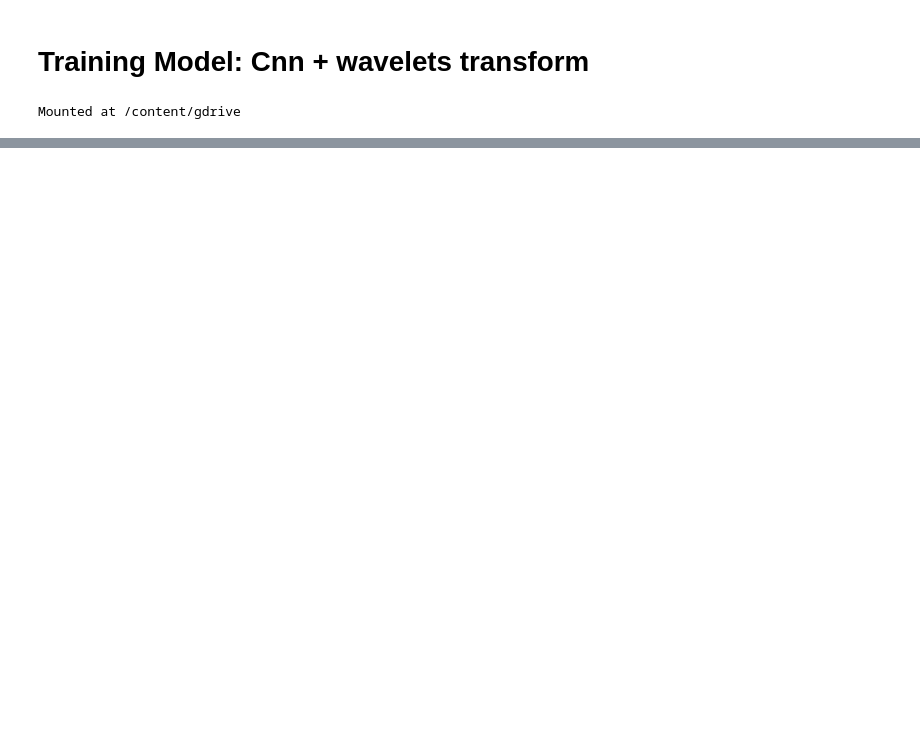
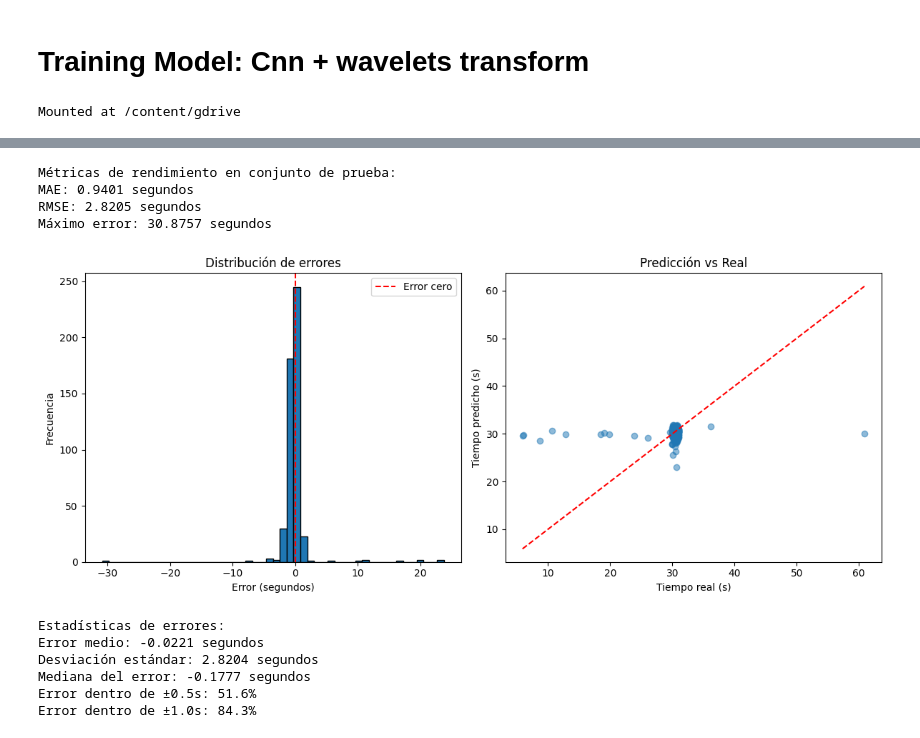
Before and after one commit to Camgomocod/SeismicWaves, a Jupyter notebook: notebooks/06_training.ipynb, the cells around one changed output, grey strips where cells are left out. Drawn from its saved outputs; the diff is of its cells as text; code cells hidden in the pictures; blank space fills up the shorter version.

```diff
--- a/notebooks/06_training.ipynb
+++ b/notebooks/06_training.ipynb
@@ -119,7 +246,7 @@ model.summary()
 callbacks = [
     tf.keras.callbacks.EarlyStopping(monitor='val_mae', patience=15, restore_best_weights=True, mode='min'),
     tf.keras.callbacks.ReduceLROnPlateau(monitor='val_mae', factor=0.5, patience=5, min_lr=1e-6, mode='min'),
-    tf.keras.callbacks.ModelCheckpoint(filepath='best_model.h5', monitor='val_mae', save_best_only=True, mode='min')
+    tf.keras.callbacks.ModelCheckpoint(filepath='augmeted_model.keras', monitor='val_mae', save_best_only=True, mode='min')
 ]
 
 # ------------------- Entrenamiento -------------------
@@ -128,7 +255,7 @@ history = model.fit(
     y_train,
     validation_data=([X_raw_val, X_wavelets_val], y_val),
     epochs=100,
-    batch_size=32,
+    batch_size=64,
     callbacks=callbacks,
     verbose=1
 )
@@ -194,0 +472,16 @@ print(f'Error dentro de ±1.0s: {100*np.mean(np.abs(errors) < 1.0):.1f}%')
+# %%
+# ------------------- Evaluación -------------------
+print('Realizando predicciones en conjunto de prueba...')
+y_pred = model.predict([X_raw_test, X_wavelets_test])
+
+# Guardar resultados
+results_df = pd.DataFrame({
+    'file': test_files['file'],
+    'real_time': y_test,
+    'predicted_time': y_pred.flatten(),
+    'error': y_pred.flatten() - y_test
+})
+results_df['abs_error'] = np.abs(results_df['error'])
+results_df = results_df.sort_values('abs_error', ascending=False)
+
+results_df.to_csv(os.path.join(features_path, 'model_evaluation_results.csv'), index=False)
@@ -194,0 +491,56 @@ print(f'Error dentro de ±1.0s: {100*np.mean(np.abs(errors) < 1.0):.1f}%')
+# %%
+# ------------------- Métricas Finales -------------------
+print('\nMétricas de rendimiento en conjunto de prueba:')
+mae = np.mean(np.abs(results_df['error']))
+rmse = np.sqrt(np.mean(results_df['error']**2))
+max_error = np.max(results_df['abs_error'])
+
+print(f'MAE: {mae:.4f} segundos')
+print(f'RMSE: {rmse:.4f} segundos')
+print(f'Máximo error: {max_error:.4f} segundos')
+# %% [output]
+Métricas de rendimiento en conjunto de prueba:
+MAE: 0.9401 segundos
+RMSE: 2.8205 segundos
+Máximo error: 30.8757 segundos
+# %%
+# ------------------- Visualización -------------------
+errors = y_pred.flatten() - y_test
+
+plt.figure(figsize=(12, 5))
+
+# Histograma de errores
+plt.subplot(1, 2, 1)
+plt.hist(errors, bins=50, edgecolor='black')
+plt.title('Distribución de errores')
+plt.xlabel('Error (segundos)')
+plt.ylabel('Frecuencia')
+plt.axvline(x=0, color='r', linestyle='--', label='Error cero')
+plt.legend()
+
+# Scatter plot
+plt.subplot(1, 2, 2)
+plt.scatter(y_test, y_pred.flatten(), alpha=0.5)
+plt.plot([y_test.min(), y_test.max()], [y_test.min(), y_test.max()], 'r--')
+plt.xlabel('Tiempo real (s)')
+plt.ylabel('Tiempo predicho (s)')
+plt.title('Predicción vs Real')
+
+plt.tight_layout()
+plt.show()
+
+# Estadísticas adicionales
+print('\nEstadísticas de errores:')
+print(f'Error medio: {np.mean(errors):.4f} segundos')
+print(f'Desviación estándar: {np.std(errors):.4f} segundos')
+print(f'Mediana del error: {np.median(errors):.4f} segundos')
+print(f'Error dentro de ±0.5s: {100*np.mean(np.abs(errors) < 0.5):.1f}%')
+print(f'Error dentro de ±1.0s: {100*np.mean(np.abs(errors) < 1.0):.1f}%')
+# %% [output]
+[figure, added]
+Estadísticas de errores:
+Error medio: -0.0221 segundos
+Desviación estándar: 2.8204 segundos
+Mediana del error: -0.1777 segundos
+Error dentro de ±0.5s: 51.6%
+Error dentro de ±1.0s: 84.3%
```
Also changed, not shown: parts of 11 cells of this notebook.
